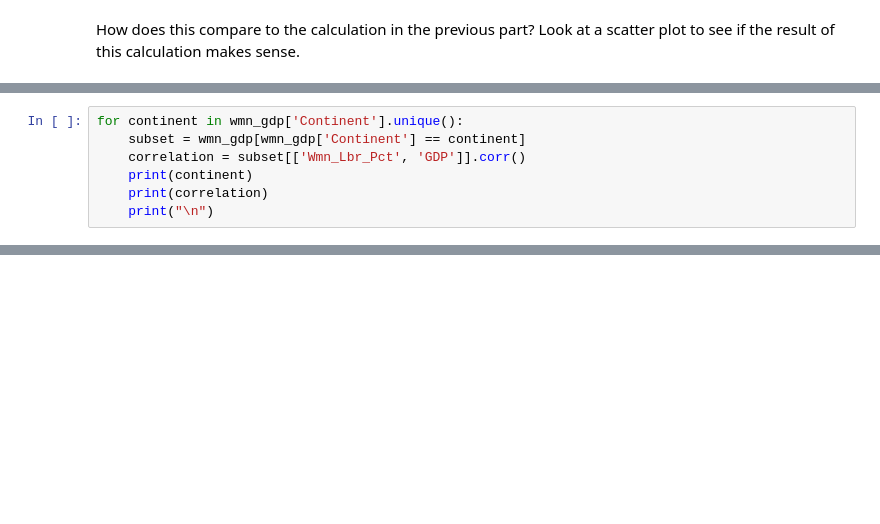
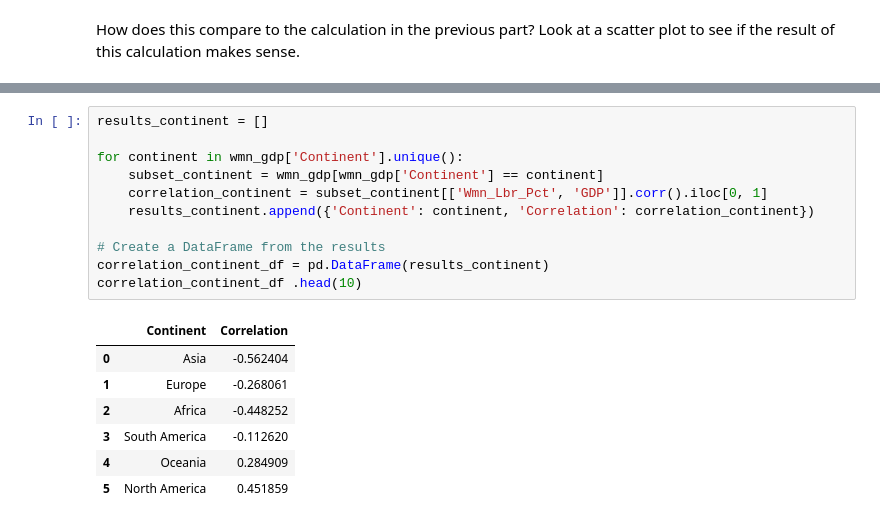
Before and after one commit to nss-data-science-cohort-8/un-exploration-JEFFDAVISJR, a Jupyter notebook: Notebooks/UN_Data_Exploration_Final.ipynb, the cells around one changed output, grey strips where cells are left out. Saved outputs shown, nothing was run; the diff lists cells and outputs as text; blank space fills up the shorter version.

```diff
--- a/Notebooks/UN_Data_Exploration_Final.ipynb
+++ b/Notebooks/UN_Data_Exploration_Final.ipynb
@@ -273,7 +255,0 @@ wmn_gdp[['Wmn_Lbr_Pct','Life_exp']].corr()
-# %%
-for continent in wmn_gdp['Continent'].unique():
-    subset = wmn_gdp[wmn_gdp['Continent'] == continent]
-    correlation = subset[['Wmn_Lbr_Pct', 'GDP']].corr()
-    print(continent)
-    print(correlation)
-    print("\n")
@@ -329,0 +307,19 @@ plt.show()
+# %%
+results_continent = []
+
+for continent in wmn_gdp['Continent'].unique():
+    subset_continent = wmn_gdp[wmn_gdp['Continent'] == continent]
+    correlation_continent = subset_continent[['Wmn_Lbr_Pct', 'GDP']].corr().iloc[0, 1]
+    results_continent.append({'Continent': continent, 'Correlation': correlation_continent})
+
+# Create a DataFrame from the results
+correlation_continent_df = pd.DataFrame(results_continent)
+correlation_continent_df .head(10)
+# %% [output]
+|  | Continent | Correlation |
+| 0 | Asia | -0.562404 |
+| 1 | Europe | -0.268061 |
+| 2 | Africa | -0.448252 |
+| 3 | South America | -0.112620 |
+| 4 | Oceania | 0.284909 |
+| 5 | North America | 0.451859 |
```
Also changed, not shown: parts of 25 cells of this notebook.
